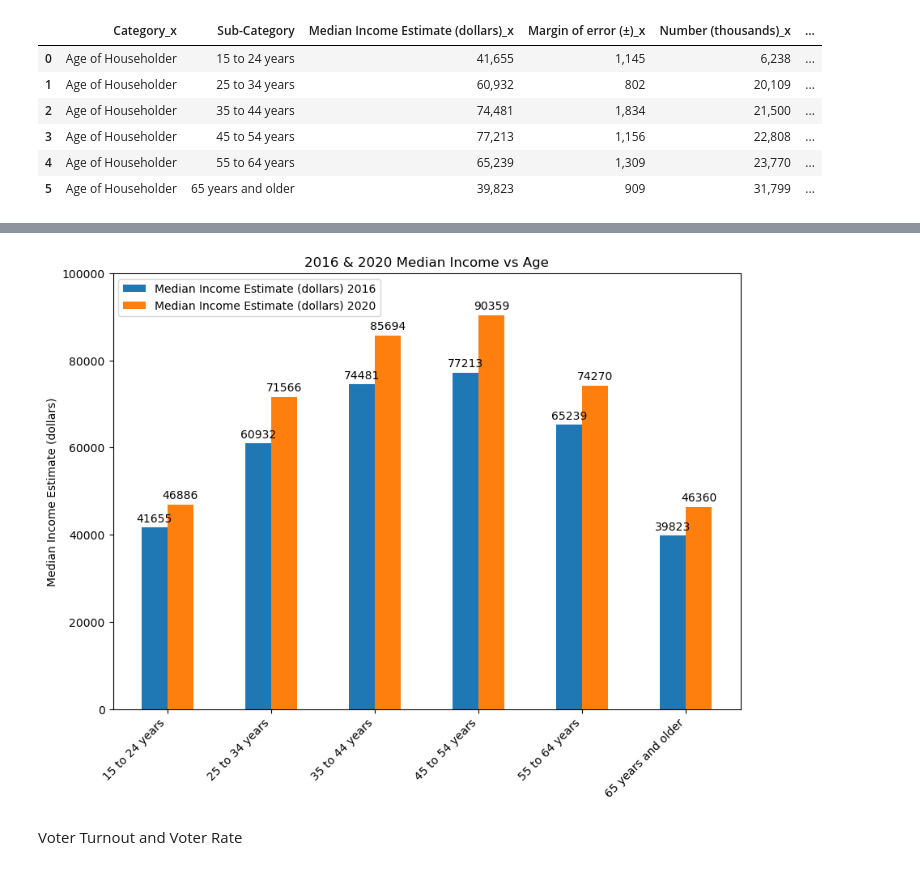
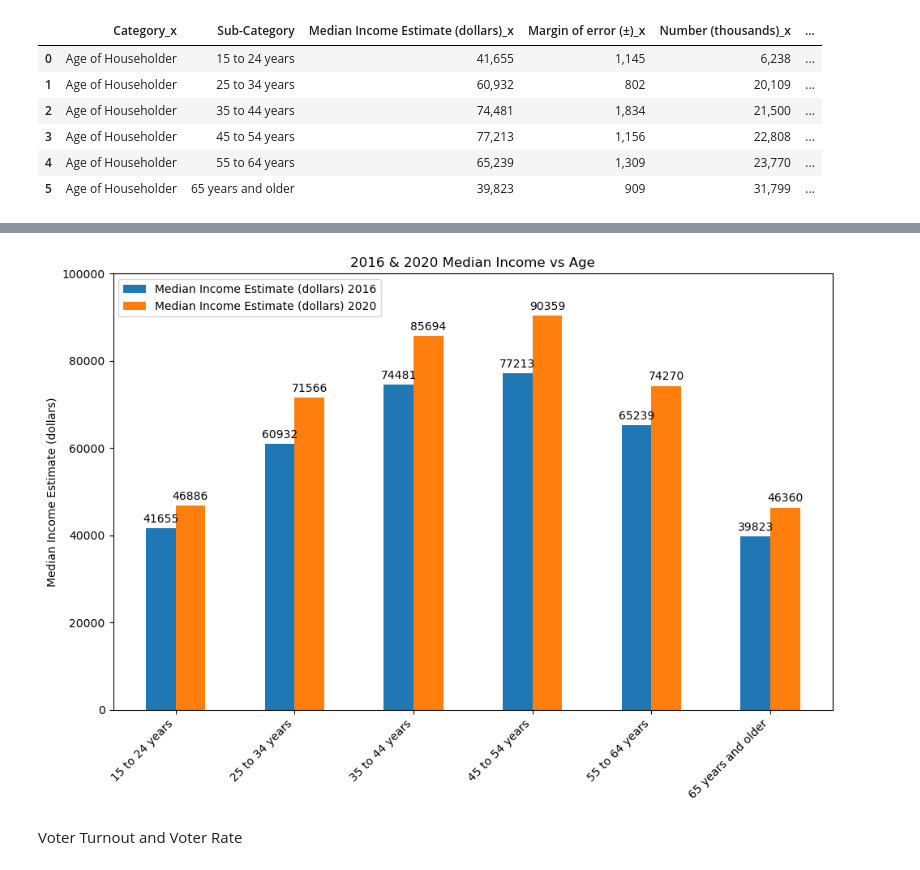
Before and after one commit to Sharkb8t/Project_1, a Jupyter notebook: Project_1.ipynb, the cells around one changed output, grey strips where cells are left out. Cells and saved outputs as stored; diff of their text form; code cells hidden in the pictures.

```diff
--- a/Project_1.ipynb
+++ b/Project_1.ipynb
@@ -340,34 +344,36 @@ age_ranges = ("15 to 24 years", "25 to 34 years", "35 to 44 years", "45 to 54 ye
 median_income = {
     'Median Income Estimate (dollars) 2016': (41655, 60932, 74481, 77213, 65239, 39823),
     'Median Income Estimate (dollars) 2020': (46886, 71566, 85694, 90359, 74270, 46360),
 }
 
 x = np.arange(len(age_ranges))
 width = 0.25
 multiplier = 0
 
 
 fig, ax = plt.subplots(figsize=(10, 7))
 
 for attribute, measurement in median_income.items():
     offset = width * multiplier
     rects = ax.bar(x + offset, measurement, width, label=attribute)
     ax.bar_label(rects, padding=3)
     multiplier += 1
 
 # Add some text for labels, title and custom x-axis tick labels, etc.
 ax.set_ylabel('Median Income Estimate (dollars)')
 ax.set_title('2016 & 2020 Median Income vs Age')
 ax.set_xticks(x + width / 2)
 ax.set_xticklabels(age_ranges)
 ax.legend(loc='upper left', ncols=4)
 ax.set_ylim(0, 100000)
 plt.xticks(rotation=45, ha="right")
 plt.legend(loc='upper left')
 
+plt.tight_layout()
+plt.savefig('AgeIncome.png', dpi=300, bbox_inches='tight')
 plt.show()
 # %% [output]
-[figure, old version]
+[figure, new version]
 # %% [markdown]
 Voter Turnout and Voter Rate
 # %%
```
Also changed, not shown: parts of 7 cells of this notebook, 8 other files.
